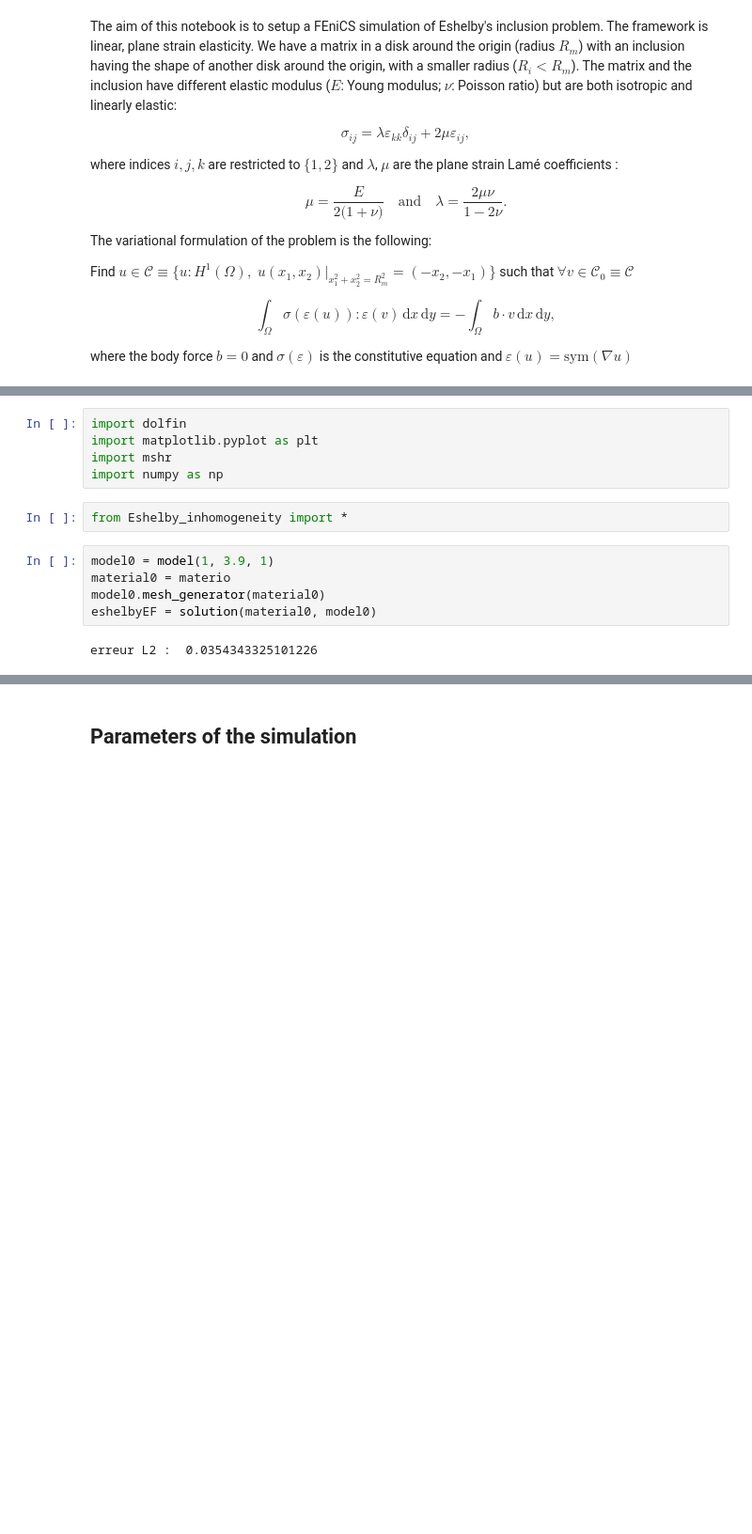
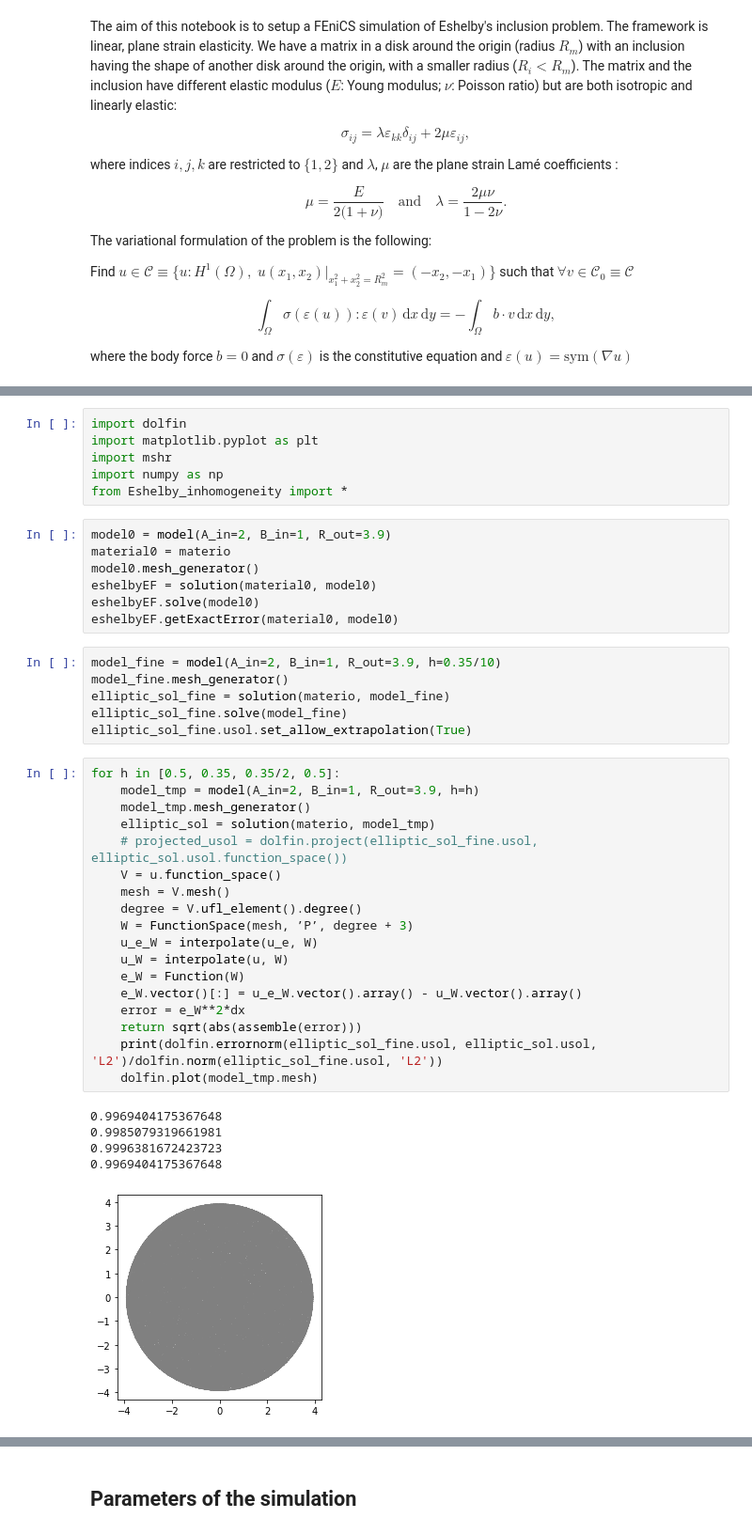
Before and after one commit to a-latyshev/Fenics_AMMS_2021, a Jupyter notebook: TP1/03-Eshelby_inhomogeneity.ipynb, the cells around one changed output, grey strips where cells are left out. Shown at 94% size. Saved outputs shown, nothing was run; the diff lists cells and outputs as text; blank space fills up the shorter version.

```diff
--- a/TP1/03-Eshelby_inhomogeneity.ipynb
+++ b/TP1/03-Eshelby_inhomogeneity.ipynb
@@ -36,12 +36,41 @@ import dolfin
 import matplotlib.pyplot as plt
 import mshr
 import numpy as np
+from Eshelby_inhomogeneity import *
-# %%
-from Eshelby_inhomogeneity import *
 # %%
-model0 = model(1, 3.9, 1)
+model0 = model(A_in=2, B_in=1, R_out=3.9)
 material0 = materio
-model0.mesh_generator(material0)
+model0.mesh_generator()
 eshelbyEF = solution(material0, model0)
+eshelbyEF.solve(model0)
+eshelbyEF.getExactError(material0, model0)
-# %% [output]
-erreur L2 :  0.0354343325101226
+# %%
+model_fine = model(A_in=2, B_in=1, R_out=3.9, h=0.35/10)
+model_fine.mesh_generator()
+elliptic_sol_fine = solution(materio, model_fine)
+elliptic_sol_fine.solve(model_fine)
+elliptic_sol_fine.usol.set_allow_extrapolation(True)
+# %%
+for h in [0.5, 0.35, 0.35/2, 0.5]:
+    model_tmp = model(A_in=2, B_in=1, R_out=3.9, h=h)
+    model_tmp.mesh_generator()
+    elliptic_sol = solution(materio, model_tmp)
+    # projected_usol = dolfin.project(elliptic_sol_fine.usol, elliptic_sol.usol.function_space())
+    V = u.function_space()
+    mesh = V.mesh()
+    degree = V.ufl_element().degree()
+    W = FunctionSpace(mesh, ’P’, degree + 3)
+    u_e_W = interpolate(u_e, W)
+    u_W = interpolate(u, W)
+    e_W = Function(W)
+    e_W.vector()[:] = u_e_W.vector().array() - u_W.vector().array()
+    error = e_W**2*dx
+    return sqrt(abs(assemble(error)))
+    print(dolfin.errornorm(elliptic_sol_fine.usol, elliptic_sol.usol, 'L2')/dolfin.norm(elliptic_sol_fine.usol, 'L2'))
+    dolfin.plot(model_tmp.mesh)
+# %% [output]
+0.9969404175367648
+0.9985079319661981
+0.9996381672423723
+0.9969404175367648
+[figure, added]
```
Also changed, not shown: parts of 12 cells of this notebook, 3 other files.
